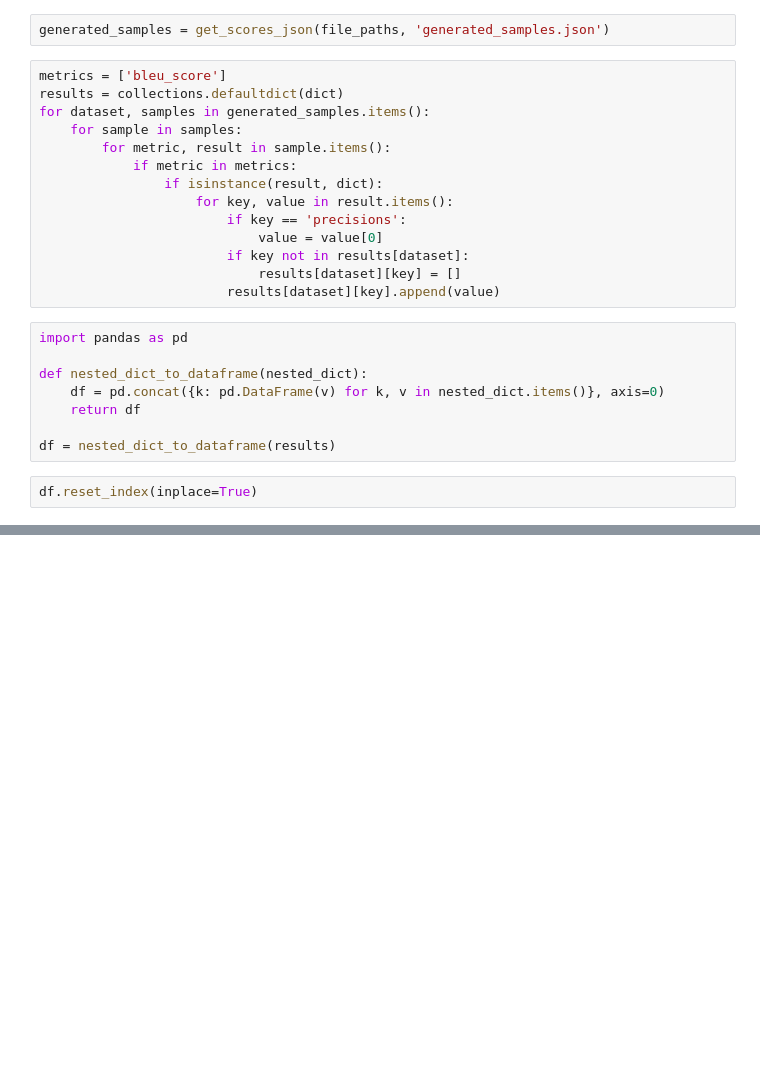
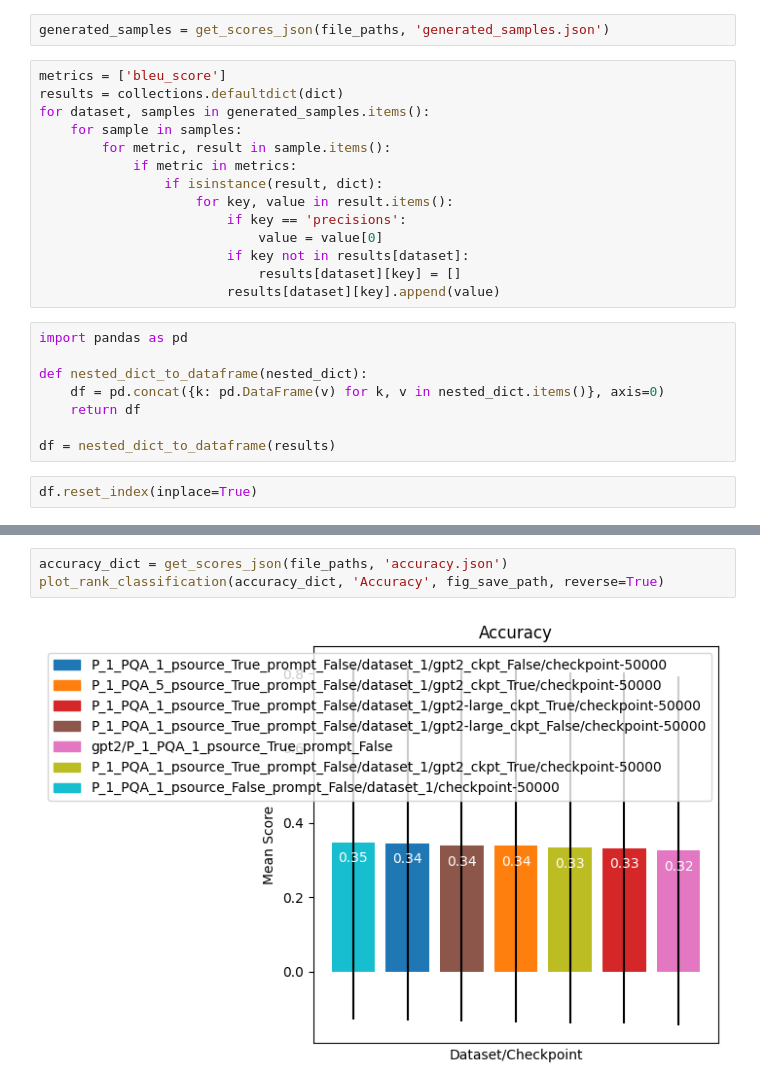
Before and after one commit to a-antoniades/llm-corpus-search, a Jupyter notebook: plot_results_NLI.ipynb, the cells around one changed output, grey strips where cells are left out. Saved outputs shown, nothing was run; the diff lists cells and outputs as text; blank space fills up the shorter version.

```diff
--- a/plot_results_NLI.ipynb
+++ b/plot_results_NLI.ipynb
@@ -414,0 +453,5 @@ plot_rank_classification(logprob_dict, 'Log Probability (less negative is better
+# %%
+accuracy_dict = get_scores_json(file_paths, 'accuracy.json')
+plot_rank_classification(accuracy_dict, 'Accuracy', fig_save_path, reverse=True)
+# %% [output]
+[figure, added]
```
Also changed, not shown: parts of 9 cells of this notebook, 23 other files.
